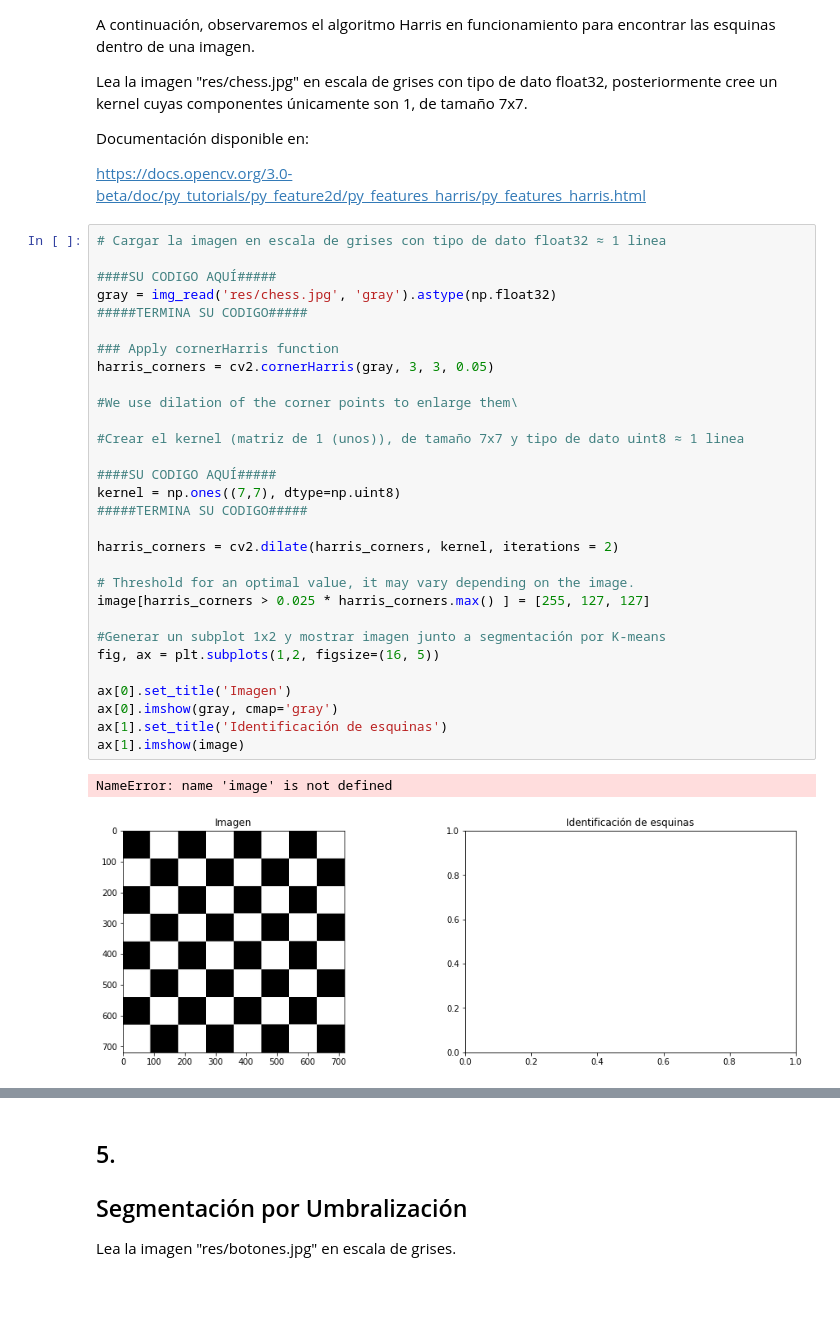
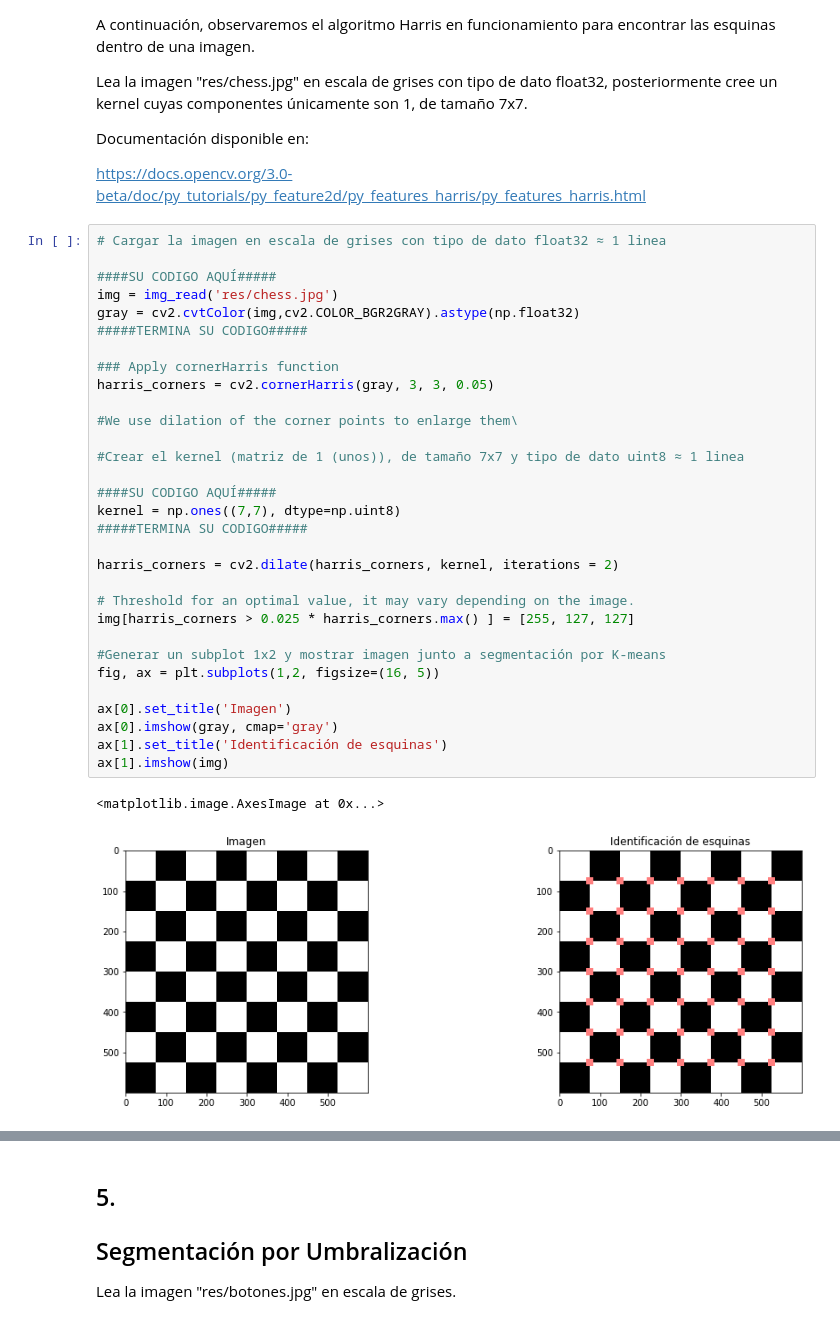
Before and after one commit to sanrestrepo98/Vision-Artificial-9, a Jupyter notebook: Practicas/Practica 3/Practica 4 Segmentación y Realzado de Bordes.ipynb, the cells around one changed output, grey strips where cells are left out. Saved outputs shown, nothing was run; the diff lists cells and outputs as text; blank space fills up the shorter version.

Commit message:
Punto harris

```diff
--- a/Practicas/Practica 3/Practica 4 Segmentación y Realzado de Bordes.ipynb
+++ b/Practicas/Practica 3/Practica 4 Segmentación y Realzado de Bordes.ipynb
@@ -758,36 +758,37 @@ https://docs.opencv.org/3.0-beta/doc/py_tutorials/py_feature2d/py_features_harri
 # %%
 # Cargar la imagen en escala de grises con tipo de dato float32 ≈ 1 linea
 
 ####SU CODIGO AQUÍ#####
-gray = img_read('res/chess.jpg', 'gray').astype(np.float32)
+img = img_read('res/chess.jpg')
+gray = cv2.cvtColor(img,cv2.COLOR_BGR2GRAY).astype(np.float32)
 #####TERMINA SU CODIGO#####
 
 ### Apply cornerHarris function
 harris_corners = cv2.cornerHarris(gray, 3, 3, 0.05)
 
 #We use dilation of the corner points to enlarge them\
 
 #Crear el kernel (matriz de 1 (unos)), de tamaño 7x7 y tipo de dato uint8 ≈ 1 linea
 
 ####SU CODIGO AQUÍ#####
 kernel = np.ones((7,7), dtype=np.uint8)
 #####TERMINA SU CODIGO#####
 
 harris_corners = cv2.dilate(harris_corners, kernel, iterations = 2)
 
 # Threshold for an optimal value, it may vary depending on the image.
-image[harris_corners > 0.025 * harris_corners.max() ] = [255, 127, 127]
+img[harris_corners > 0.025 * harris_corners.max() ] = [255, 127, 127]
 
 #Generar un subplot 1x2 y mostrar imagen junto a segmentación por K-means
 fig, ax = plt.subplots(1,2, figsize=(16, 5))
 
 ax[0].set_title('Imagen')
 ax[0].imshow(gray, cmap='gray')
 ax[1].set_title('Identificación de esquinas')
-ax[1].imshow(image)
+ax[1].imshow(img)
 # %% [output]
-NameError: name 'image' is not defined
+<matplotlib.image.AxesImage at 0x...>
-[figure, old version]
+[figure, new version]
 # %% [markdown]
 ## Salida esperada:
 
```
Also changed, not shown: 1 other file.
